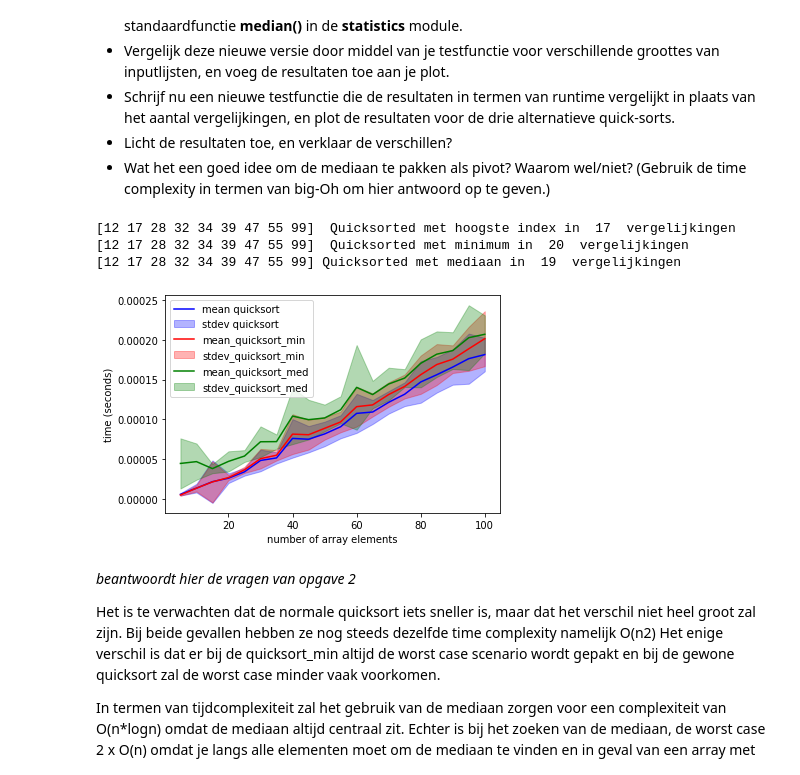
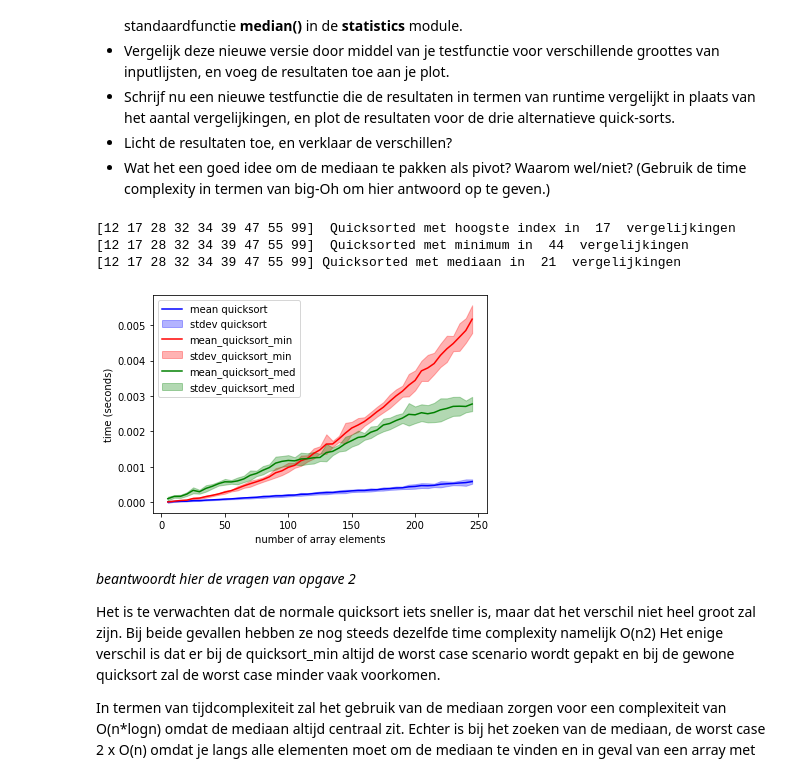
Before and after one commit to Kalong98/TICT-TV2ALDS1-20, a Jupyter notebook: ALDS2 - Containers, Searching & Sorting.ipynb, the cells around one changed output. Cells and saved outputs as stored; diff of their text form; code cells hidden in the pictures.

```diff
--- a/ALDS2 - Containers, Searching & Sorting.ipynb
+++ b/ALDS2 - Containers, Searching & Sorting.ipynb
@@ -180,15 +180,15 @@ def partition(array, low, high):
 def partition_min(array, low, high):
     pivot = array[low]
     for k in range(low, high + 1):
-        if array[low + k] < pivot:
-            pivot = array[low + k]
+        if array[k] < pivot:
+            pivot = array[k]
     i = low - 1
-    for j in range(low, high):
+    for j in range(low, high + 1):
         partition.counted += 1
         if array[j] <= pivot:
             i = i + 1
             (array[i], array[j]) = (array[j], array[i])
-    return i + 1
+    return i
 
 @counted
 def partition_med(array, low, high):
@@ -198,7 +198,7 @@ def partition_med(array, low, high):
     # elif (high +1) + low % 2 == 0:
     #     med = np.median(array[low:high+1])
     #     difference_array = np.absolute(array-med)
-    #     index = difference_array.argmin()
+    #     index = difference_array.argmin()\
     med = np.median(array[low:high+1])
     difference_array = np.absolute(array-med)
     median_index = difference_array.argmin()
@@ -208,6 +208,8 @@ def partition_med(array, low, high):
         if array[j] <= array[median_index]:
             i = i + 1
             (array[i], array[j]) = (array[j], array[i])
+            if j == median_index:
+                median_index = i
     (array[i], array[median_index]) = (array[median_index], array[i])
     return i
 
@@ -225,8 +227,8 @@ def quickSort_min(array, low, high):
         return array
     else:
         piv = partition_min(array, low, high)
-        quickSort(array, low, piv - 1)
-        quickSort(array, piv+ 1, high)
+        quickSort_min(array, low, piv - 1)
+        quickSort_min(array, piv+ 1, high)
         return array
 
 def quickSort_med(array, low, high):
@@ -234,8 +236,8 @@ def quickSort_med(array, low, high):
         return array
     else:
         piv = partition_med(array, low, high)
-        quickSort(array, low, piv - 1)
-        quickSort(array, piv+ 1, high)
+        quickSort_med(array, low, piv - 1)
+        quickSort_med(array, piv+ 1, high)
         return array
 
 test = np.array([34, 17, 99, 12, 55, 39, 32, 28, 47])
@@ -244,6 +246,7 @@ sorted = quickSort(test, 0, test.size - 1)
 print (sorted, " Quicksorted met hoogste index in ", partition.counted, " vergelijkingen")
 
 test = np.array([34, 17, 99, 12, 55, 39, 32, 28, 47])
+
 partition.counted = 0
 sorted = quickSort_min(test, 0, test.size - 1)
 print (sorted, " Quicksorted met minimum in ", partition.counted, " vergelijkingen")
@@ -259,7 +262,7 @@ mean_quicksort_min=[]
 stdev_quicksort_min=[]
 mean_quicksort_med=[]
 stdev_quicksort_med=[]
-meetpunten = list(range(5, 101, 5))
+meetpunten = list(range(5, 250, 5))
 
 for i in meetpunten:
     quick = []
@@ -291,36 +294,36 @@ for i in meetpunten:
 plt.plot(meetpunten, mean_quicksort, "b-")
 plt.fill_between(
     meetpunten,
     np.array(mean_quicksort) - np.array(stdev_quicksort),
     np.array(mean_quicksort) + np.array(stdev_quicksort),
     color="b",
     alpha=0.3,
 )
 plt.plot(meetpunten, mean_quicksort_min, "r-")
 plt.fill_between(
     meetpunten,
     np.array(mean_quicksort_min) - np.array(stdev_quicksort_min),
     np.array(mean_quicksort_min) + np.array(stdev_quicksort_min),
     color="r",
     alpha=0.3,
 )
 plt.plot(meetpunten, mean_quicksort_med, "g-")
 plt.fill_between(
     meetpunten,
     np.array(mean_quicksort_med) - np.array(stdev_quicksort_med),
     np.array(mean_quicksort_med) + np.array(stdev_quicksort_med),
     color="g",
     alpha=0.3,
 )
 plt.xlabel("number of array elements")
 plt.ylabel("time (seconds)")
 plt.legend(["mean quicksort", "stdev quicksort", "mean_quicksort_min", "stdev_quicksort_min", "mean_quicksort_med", "stdev_quicksort_med"], loc="upper left")
 plt.show()
 # %% [output]
 [12 17 28 32 34 39 47 55 99]  Quicksorted met hoogste index in  17  vergelijkingen
-[12 17 28 32 34 39 47 55 99]  Quicksorted met minimum in  20  vergelijkingen
-[12 17 28 32 34 39 47 55 99] Quicksorted met mediaan in  19  vergelijkingen
+[12 17 28 32 34 39 47 55 99]  Quicksorted met minimum in  44  vergelijkingen
+[12 17 28 32 34 39 47 55 99] Quicksorted met mediaan in  21  vergelijkingen
-[figure, old version]
+[figure, new version]
 # %% [markdown]
 *beantwoordt hier de vragen van opgave 2*
 
```
